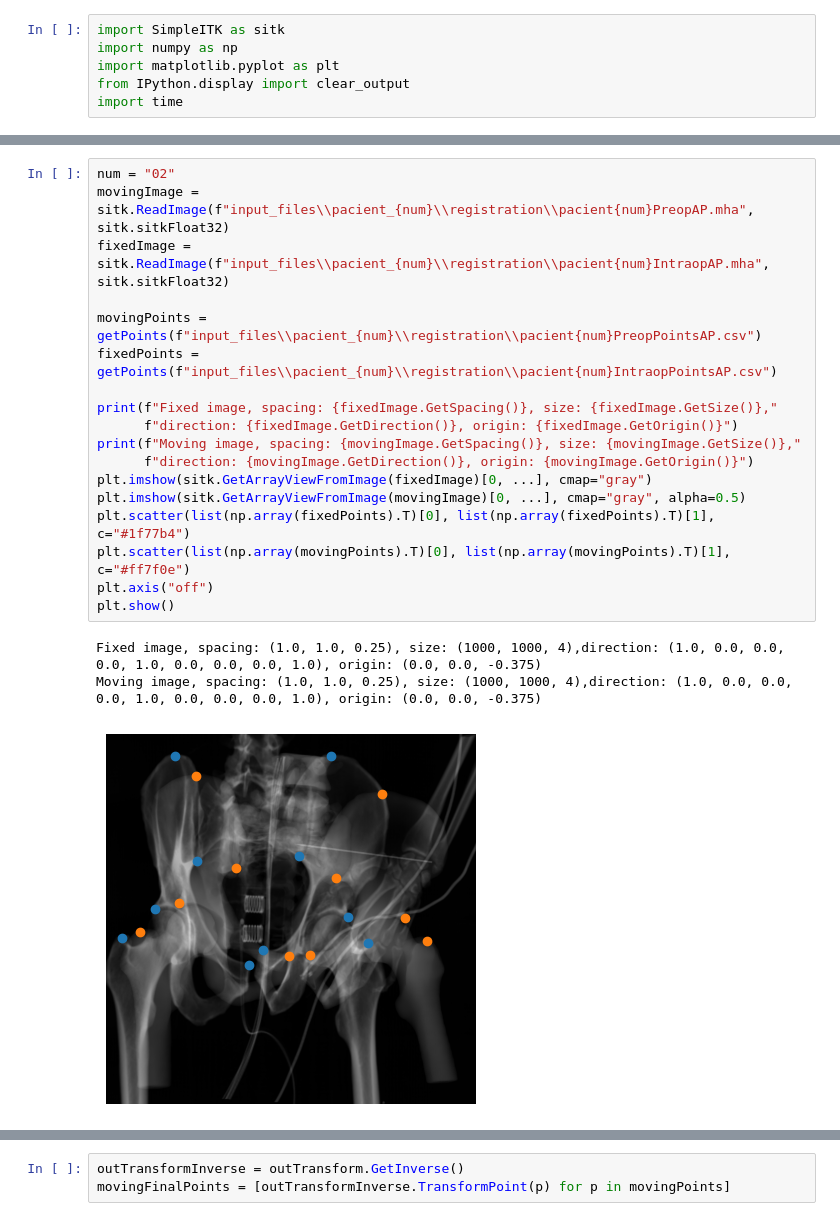
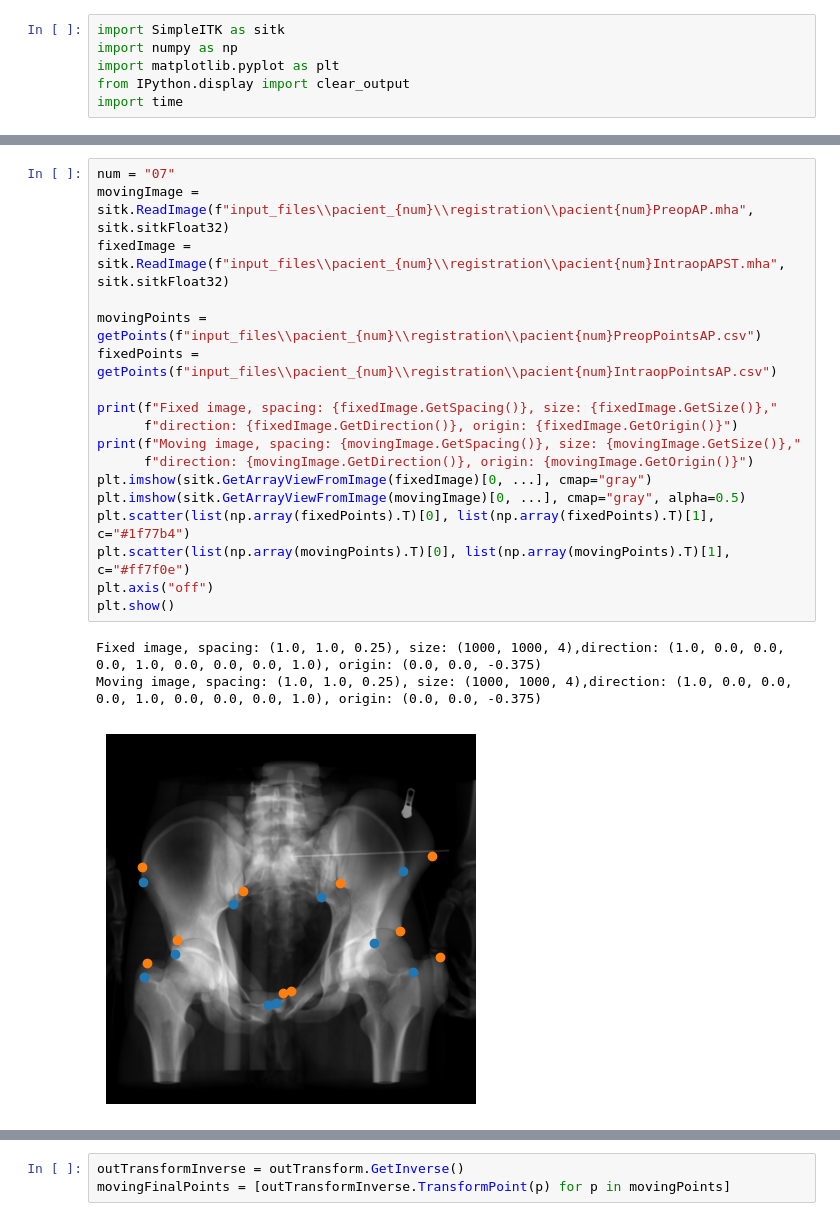
Before and after one commit to Vojtech-Benda/ca_isf, a Jupyter notebook: sitkRegistration.ipynb, the cells around one changed output, grey strips where cells are left out. Drawn from its saved outputs; the diff is of its cells as text.

```diff
--- a/sitkRegistration.ipynb
+++ b/sitkRegistration.ipynb
@@ -101,27 +101,27 @@ def plotRegistrationErrors():
     # Adjust the spacing between subplots so that the axis labels don't overlap.
     plt.show()
 # %%
-num = "02"
+num = "07"
 movingImage = sitk.ReadImage(f"input_files\\pacient_{num}\\registration\\pacient{num}PreopAP.mha", sitk.sitkFloat32)
-fixedImage = sitk.ReadImage(f"input_files\\pacient_{num}\\registration\\pacient{num}IntraopAP.mha", sitk.sitkFloat32)
+fixedImage = sitk.ReadImage(f"input_files\\pacient_{num}\\registration\\pacient{num}IntraopAPST.mha", sitk.sitkFloat32)
 
 movingPoints = getPoints(f"input_files\\pacient_{num}\\registration\\pacient{num}PreopPointsAP.csv")
 fixedPoints = getPoints(f"input_files\\pacient_{num}\\registration\\pacient{num}IntraopPointsAP.csv")
 
 print(f"Fixed image, spacing: {fixedImage.GetSpacing()}, size: {fixedImage.GetSize()},"
       f"direction: {fixedImage.GetDirection()}, origin: {fixedImage.GetOrigin()}")
 print(f"Moving image, spacing: {movingImage.GetSpacing()}, size: {movingImage.GetSize()},"
       f"direction: {movingImage.GetDirection()}, origin: {movingImage.GetOrigin()}")
 plt.imshow(sitk.GetArrayViewFromImage(fixedImage)[0, ...], cmap="gray")
 plt.imshow(sitk.GetArrayViewFromImage(movingImage)[0, ...], cmap="gray", alpha=0.5)
 plt.scatter(list(np.array(fixedPoints).T)[0], list(np.array(fixedPoints).T)[1], c="#1f77b4")
 plt.scatter(list(np.array(movingPoints).T)[0], list(np.array(movingPoints).T)[1], c="#ff7f0e")
 plt.axis("off")
 plt.show()
 # %% [output]
 Fixed image, spacing: (1.0, 1.0, 0.25), size: (1000, 1000, 4),direction: (1.0, 0.0, 0.0, 0.0, 1.0, 0.0, 0.0, 0.0, 1.0), origin: (0.0, 0.0, -0.375)
 Moving image, spacing: (1.0, 1.0, 0.25), size: (1000, 1000, 4),direction: (1.0, 0.0, 0.0, 0.0, 1.0, 0.0, 0.0, 0.0, 1.0), origin: (0.0, 0.0, -0.375)
-[figure, old version]
+[figure, new version]
 # %%
 initialTransform = sitk.CenteredTransformInitializer(fixedImage, movingImage,
                                                      sitk.AffineTransform(3),
```
Also changed, not shown: parts of 13 cells of this notebook, 3 other files.
